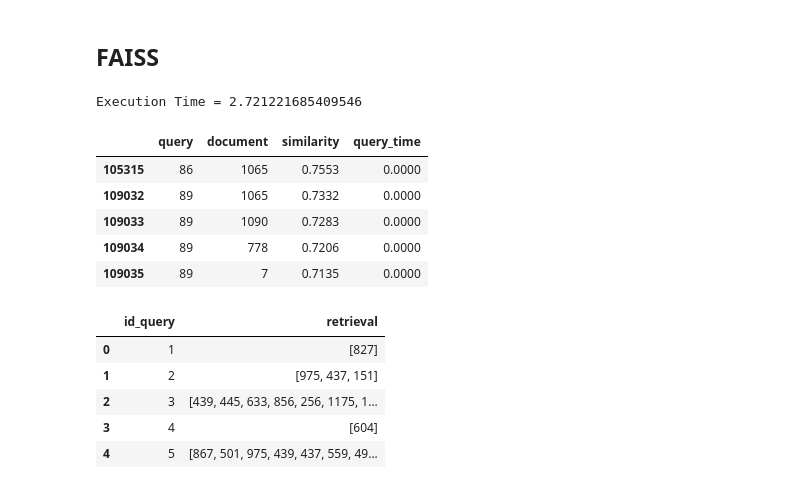
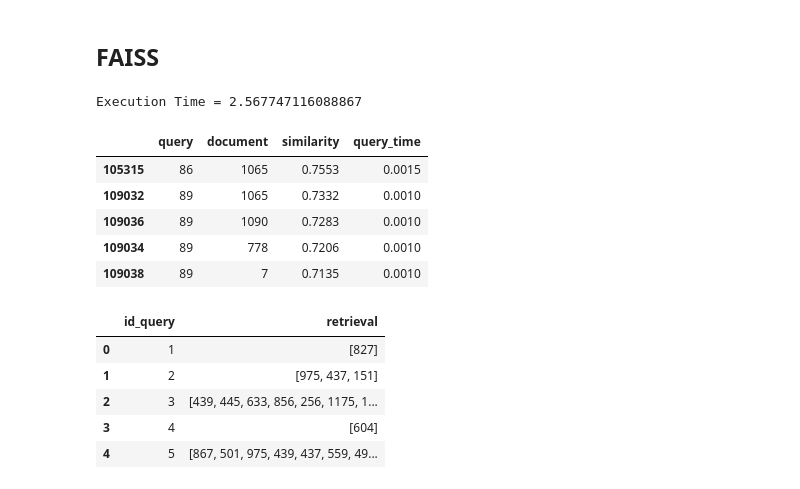
Before and after one commit to AnnaPaulaFigueiredo/INFORMATION-RETRIEVAL-TP1, a Jupyter notebook: code/analysis.ipynb, the cells around one changed output. Saved outputs shown, nothing was run; the diff lists cells and outputs as text; code cells hidden in the pictures.

Commit message:
correct metric in faiss

```diff
--- a/code/analysis.ipynb
+++ b/code/analysis.ipynb
@@ -509,59 +509,60 @@ query_ids =  df_query_pp['QN'].copy()
 # %%
 import faiss
 from sklearn.metrics.pairwise import cosine_similarity
-# flat -> como pedido, IVF, bom para conjunto de dados pequenos
-def apply_faiss_index(document, document_ids, query, query_ids, index):
+# Distância do Cosseno ou
+# Distância de METRIC_Jaccard (para vetores binários)
+
+def apply_faiss_index(document, document_ids, query, query_ids, dist):
 
     initial_time = time.time()
 
     dim = document.shape[1]
 
-    if index == 'flat':
+    if dist == 'cossine':
         # Crie o índice Flat no FAISS
-        index = faiss.IndexFlat(dim)
+        index = faiss.IndexFlat(dim, faiss.METRIC_INNER_PRODUCT)
     else:
-        index = faiss.IndexIVF(dim)
+        index = faiss.IndexFlat(dim, faiss.METRIC_Jaccard)
 
     # Converta os embeddings de documentos para float32 e adicione ao índice
     document_float32 = document.astype('float32')
     index.add(document_float32)
 
     # Query e obtenção das similaridades
     similarities_data = []
 
     k = len(document)  # Recuperar todas as similaridades
 
     for i in range(len(query_ids)):
         query_id = query_ids[i]
         query_embeddings = query[i].reshape(1, -1).astype('float32')
 
         start_time = time.time()
         D, I = index.search(query_embeddings, k)  # Recuperar todas as similaridades
 
-
         query_time  = time.time() - start_time
         # Calcula a similaridade do cosseno usando cosine_similarity
         similarity_scores = cosine_similarity(query_embeddings, document[I[0]])[0]
 
         for j in range(k):
             document_id = document_ids[I[0][j]]
             similarity_score = similarity_scores[j]
             similarities_data.append({'query':query_id, 'document':document_id, 'similarity': similarity_score, 'query_time':query_time})
 
     df_similarities = pd.DataFrame(similarities_data)
     print(f"Execution Time = {time.time() - initial_time}")
 
     return df_similarities
 
-result_faiss_e = apply_faiss_index(e_document, document_ids, e_queries, query_ids, 'flat')
-result_faiss_e = result_faiss_e.sort_values('similarity', ascending=False)
-result_faiss_e.head()
+result_index = apply_faiss_index(e_document, document_ids, e_queries, query_ids, 'cossine') # cossine dist or void
+result_index = result_index.sort_values('similarity', ascending=False)
+result_index.head()
 # %% [output]
-Execution Time = 2.721221685409546
+Execution Time = 2.567747116088867
 |  | query | document | similarity | query_time |
-| 105315 | 86 | 1065 | 0.7553 | 0.0000 |
-| 109032 | 89 | 1065 | 0.7332 | 0.0000 |
-| 109033 | 89 | 1090 | 0.7283 | 0.0000 |
-| 109034 | 89 | 778 | 0.7206 | 0.0000 |
-| 109035 | 89 | 7 | 0.7135 | 0.0000 |
+| 105315 | 86 | 1065 | 0.7553 | 0.0015 |
+| 109032 | 89 | 1065 | 0.7332 | 0.0010 |
+| 109036 | 89 | 1090 | 0.7283 | 0.0010 |
+| 109034 | 89 | 778 | 0.7206 | 0.0010 |
+| 109038 | 89 | 7 | 0.7135 | 0.0010 |
 # %%
```
Also changed, not shown: parts of 7 cells of this notebook.
